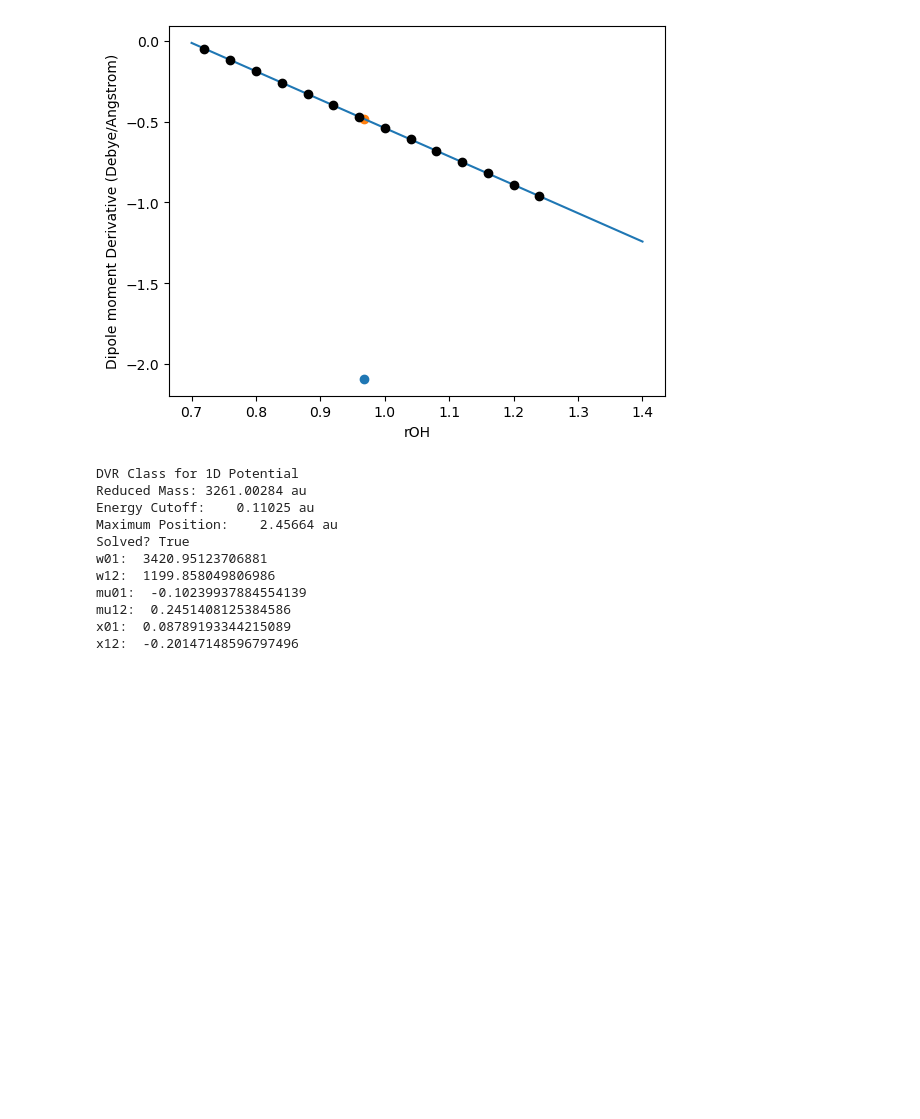
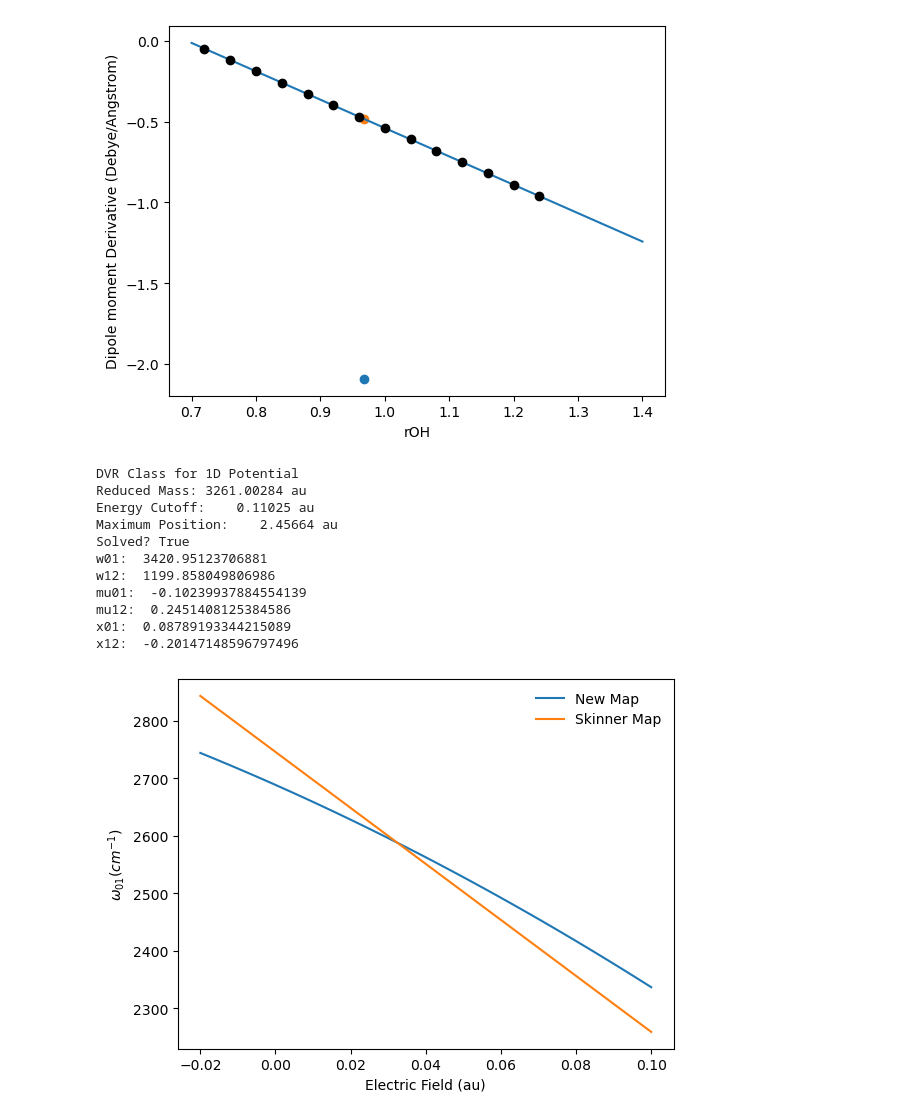
Before and after one commit to piskuliche/EmpiricalMapping, a Jupyter notebook: empmap/run_test.ipynb, the cells around one changed output. Saved outputs shown, nothing was run; the diff lists cells and outputs as text; code cells hidden in the pictures; blank space fills up the shorter version.

```diff
--- a/empmap/run_test.ipynb
+++ b/empmap/run_test.ipynb
@@ -72,3 +72,22 @@ mu01:  -0.10239937884554139
 mu12:  0.2451408125384586
 x01:  0.08789193344215089
 x12:  -0.20147148596797496
+# %%
+import matplotlib.pyplot as plt
+import numpy as np
+
+
+def map(x, a, b, c):
+    return a + b*x + c*x**2
+
+efs = np.linspace(-0.02, 0.1, 100)
+
+fig = plt.figure()
+plt.plot(efs, map(efs, 2688.448, -2902.3037, -6166.8727), label="New Map")
+plt.plot(efs, map(efs, 2745.8, -4870.3, 0), label="Skinner Map")
+plt.xlabel("Electric Field (au)")
+plt.ylabel("$\omega_{01} (cm^{-1})$")
+plt.legend(frameon=False)
+plt.show()
+# %% [output]
+[figure, added]
```
